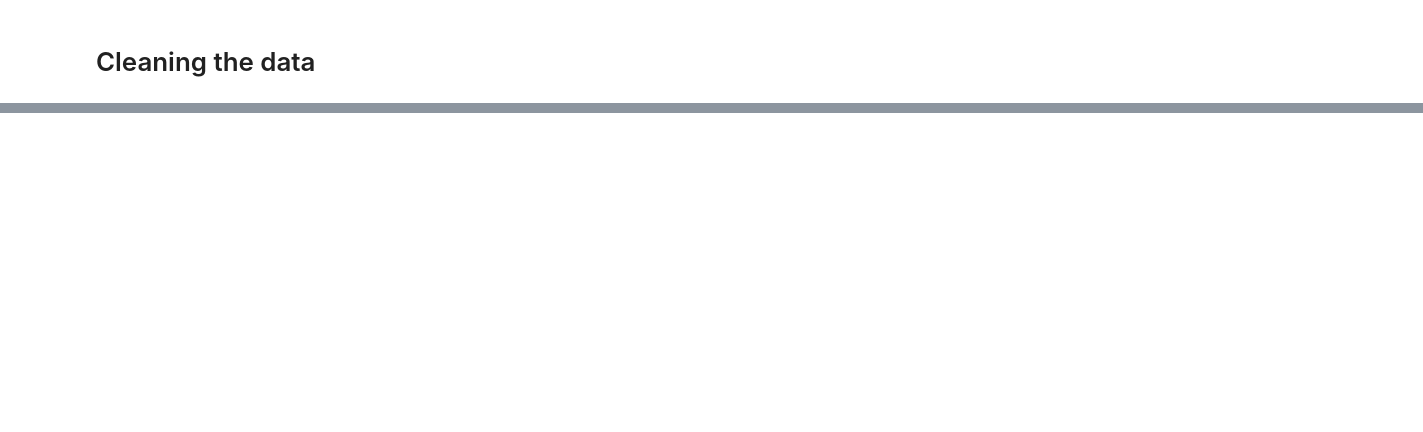
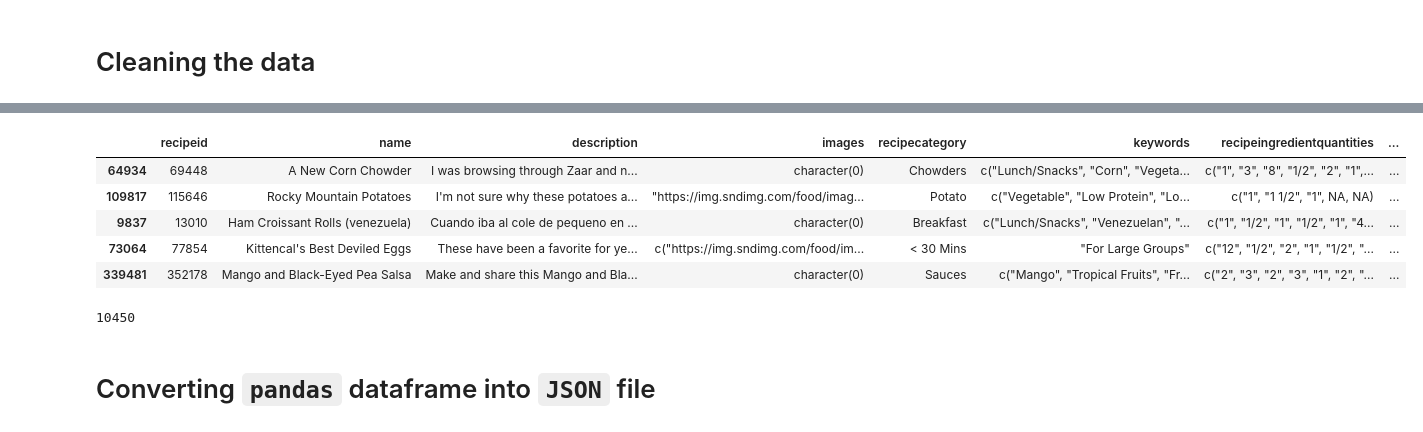
Before and after one commit to laternader/snackathon, a Jupyter notebook: Cleaning-the-data.ipynb, the cells around one changed output, grey strips where cells are left out. Drawn from its saved outputs; the diff is of its cells as text; code cells hidden in the pictures; blank space fills up the shorter version.

```diff
--- a/Cleaning-the-data.ipynb
+++ b/Cleaning-the-data.ipynb
@@ -299,0 +303,9 @@ IndexError: string index out of range
+# %%
+breakfast = np.where(tbd['RecipeCategory'].str.contains ('Breakfast|Brunch'),'1', '0')
+tbd['breakfast'] = breakfast
+# %%
+lunch = np.where(tbd['RecipeCategory'].str.contains ('Lunch'),'1', '0')
+tbd['lunch'] = lunch
+# %%
+dessert = np.where(tbd['RecipeCategory'].str.contains ('Dessert|Sweet'),'1', '0')
+tbd['dessert'] = dessert
@@ -301,0 +326,18 @@ tbd.head()
+# %%
+df_sample = tbd.sample(frac=0.02, random_state=66)
+# %%
+df_sample.columns = df_sample.columns.str.lower()
+df_sample.head()
+# %% [output]
+|  | recipeid | name | description | images | recipecategory | keywords | recipeingredientquantities | ... |
+| 64934 | 69448 | A New Corn Chowder | I was browsing through Zaar and n... | character(0) | Chowders | c("Lunch/Snacks", "Corn", "Vegeta... | c("1", "3", "8", "1/2", "2", "1",... | ... |
+| 109817 | 115646 | Rocky Mountain Potatoes | I'm not sure why these potatoes a... | "https://img.sndimg.com/food/imag... | Potato | c("Vegetable", "Low Protein", "Lo... | c("1", "1 1/2", "1", NA, NA) | ... |
+| 9837 | 13010 | Ham Croissant Rolls (venezuela) | Cuando iba al cole de pequeno en ... | character(0) | Breakfast | c("Lunch/Snacks", "Venezuelan", "... | c("1", "1/2", "1", "1/2", "1", "4... | ... |
+| 73064 | 77854 | Kittencal's Best Deviled Eggs | These have been a favorite for ye... | c("https://img.sndimg.com/food/im... | < 30 Mins | "For Large Groups" | c("12", "1/2", "2", "1", "1/2", "... | ... |
+| 339481 | 352178 | Mango and Black-Eyed Pea Salsa | Make and share this Mango and Bla... | character(0) | Sauces | c("Mango", "Tropical Fruits", "Fr... | c("2", "3", "2", "3", "1", "2", "... | ... |
+# %%
+len(df_sample)
+# %% [output]
+10450
+# %% [markdown]
+# Converting `pandas` dataframe into `JSON` file
```
Also changed, not shown: parts of 37 cells of this notebook.
